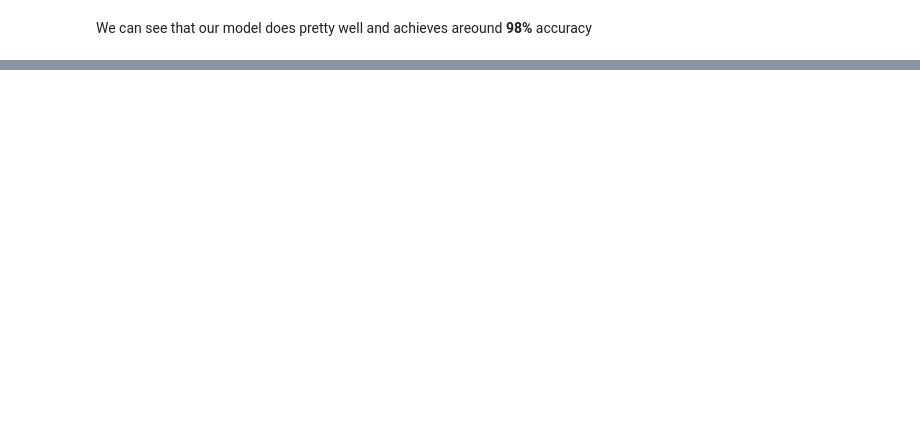
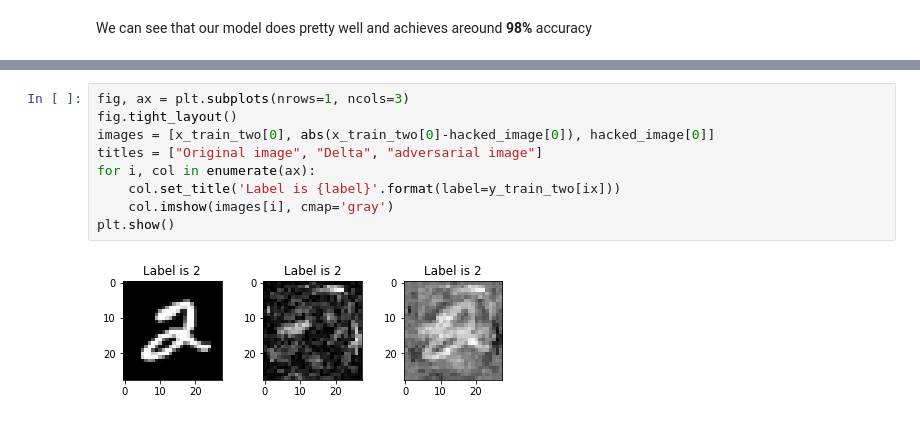
Before and after one commit to halldorbjarni/ml_challenge, a Jupyter notebook: 500Pix_Challenge.ipynb, the cells around one changed output, grey strips where cells are left out. Drawn from its saved outputs; the diff is of its cells as text; blank space fills up the shorter version.

```diff
--- a/500Pix_Challenge.ipynb
+++ b/500Pix_Challenge.ipynb
@@ -73,0 +146,11 @@ plt.show()
+# %%
+fig, ax = plt.subplots(nrows=1, ncols=3)
+fig.tight_layout()
+images = [x_train_two[0], abs(x_train_two[0]-hacked_image[0]), hacked_image[0]]
+titles = ["Original image", "Delta", "adversarial image"]
+for i, col in enumerate(ax):
+    col.set_title('Label is {label}'.format(label=y_train_two[ix]))
+    col.imshow(images[i], cmap='gray')
+plt.show()
+# %% [output]
+[figure, added]
```
Also changed, not shown: parts of 14 cells of this notebook.
